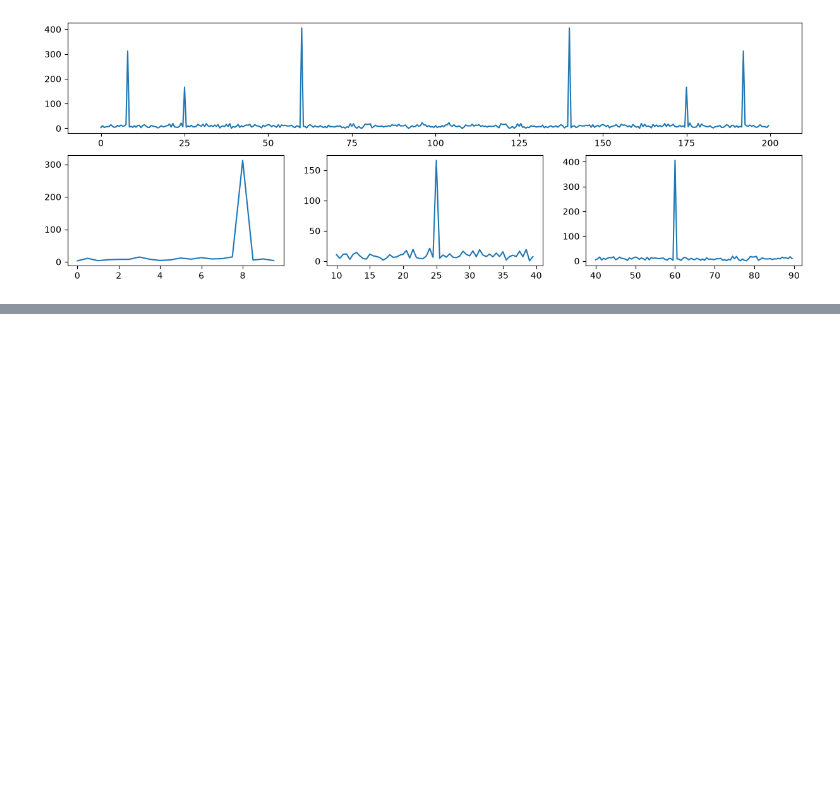
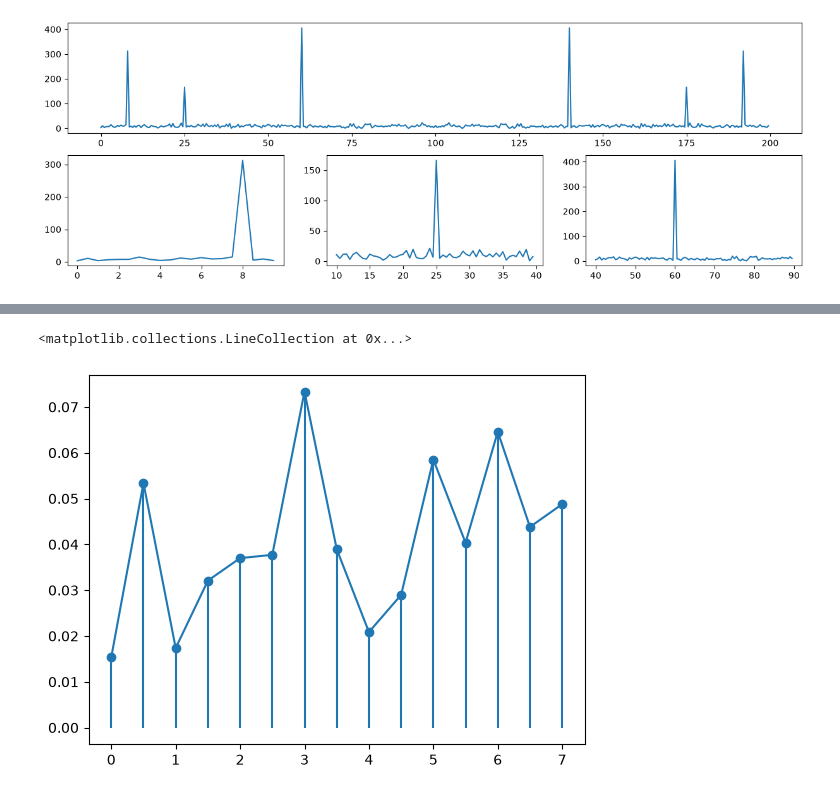
Before and after one commit to sotheasokea/Digital-Signal-Processing-Lecture, a Jupyter notebook: Other Exercises/SepectrumBinsPhaseFFTHonestPeaks.ipynb, the cells around one changed output, grey strips where cells are left out. Cells and saved outputs as stored; diff of their text form; code cells hidden in the pictures; blank space fills up the shorter version.

```diff
--- a/Other Exercises/SepectrumBinsPhaseFFTHonestPeaks.ipynb
+++ b/Other Exercises/SepectrumBinsPhaseFFTHonestPeaks.ipynb
@@ -108,0 +150,9 @@ plt.plot(freq[80:180], mag[80:180])
+# %%
+# plt.subplot(1, 2, 1)
+plt.plot(freq[:15], mag[:15], 'o-')
+plt.vlines(freq[:15], 0, mag[:15])
+
+# mag = 2*np.abs(Y[:N//2 + 1]) / N
+# %% [output]
+<matplotlib.collections.LineCollection at 0x...>
+[figure, added]
```
Also changed, not shown: parts of 4 cells of this notebook.
